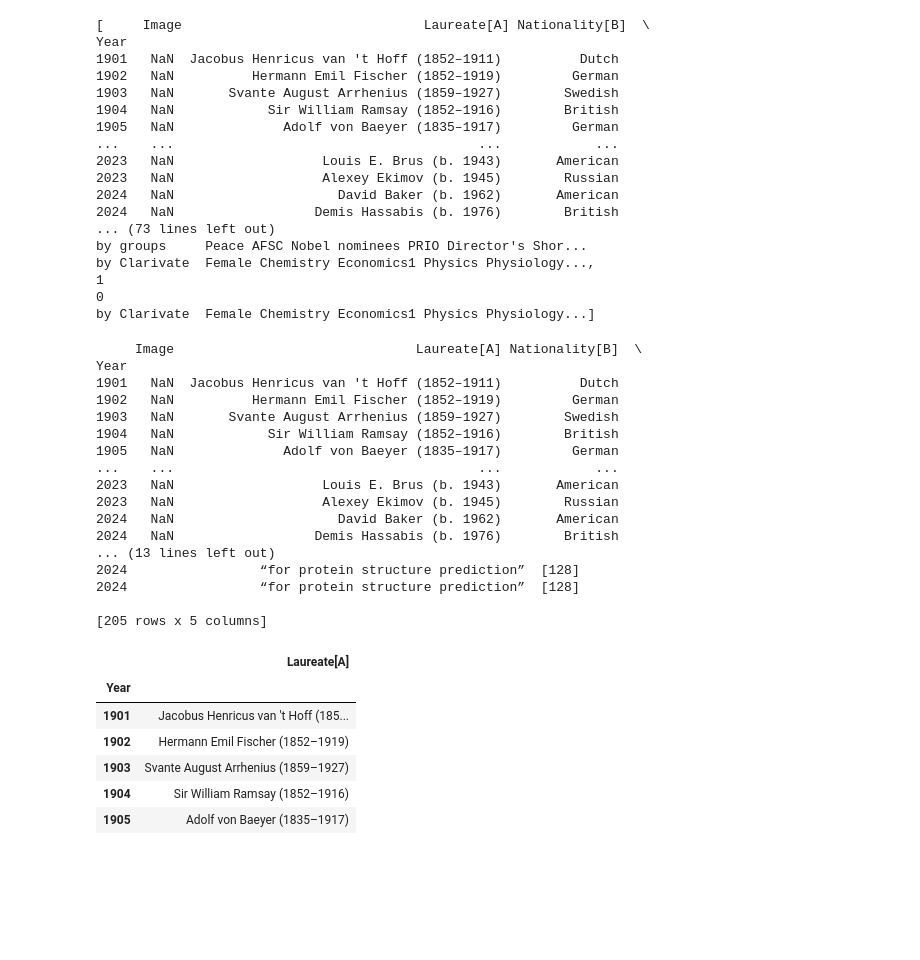
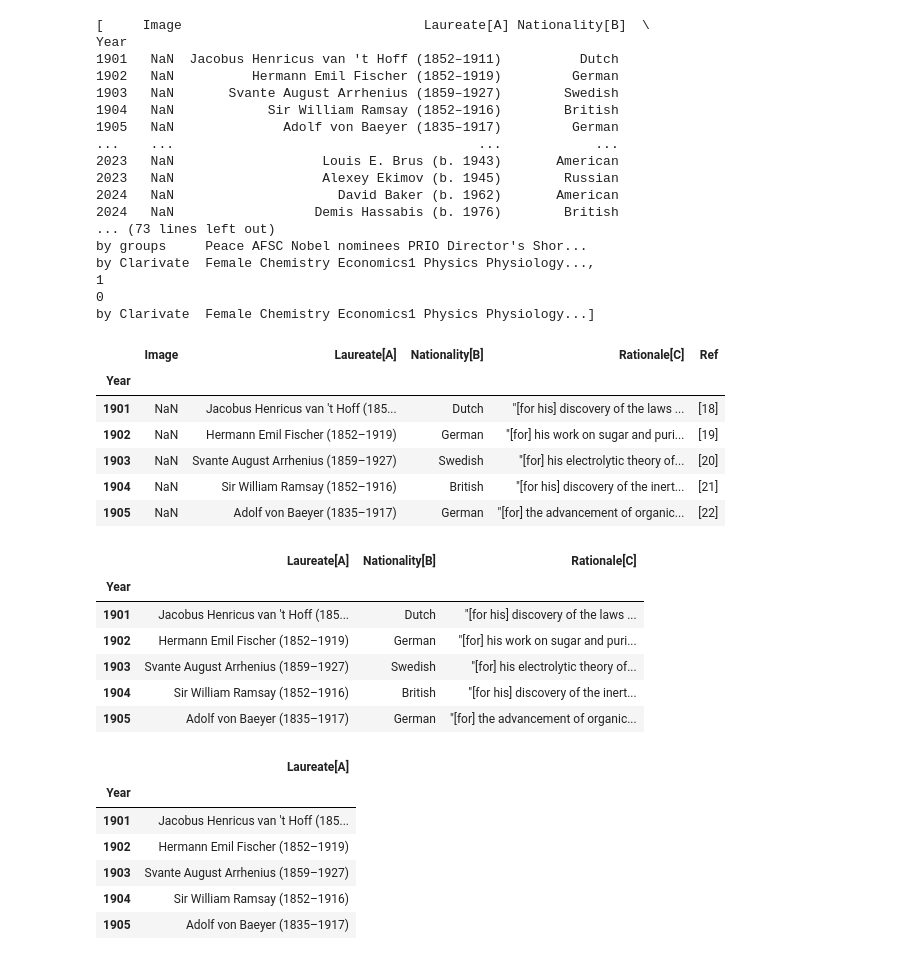
Before and after one commit to hailunj/QM2-2024, a Jupyter notebook: notebooks/W02. Pandas.ipynb, the cells around one changed output. Drawn from its saved outputs; the diff is of its cells as text; code cells hidden in the pictures; blank space fills up the shorter version.

```diff
--- a/notebooks/W02. Pandas.ipynb
+++ b/notebooks/W02. Pandas.ipynb
@@ -431,26 +430,30 @@ by groups     Peace AFSC Nobel nominees PRIO Director's Shor...
 by Clarivate  Female Chemistry Economics1 Physics Physiology...,                                                               1
 0
 by Clarivate  Female Chemistry Economics1 Physics Physiology...]
-# %%
-print(chem)
-# %% [output]
-     Image                               Laureate[A] Nationality[B]  \
-Year
-1901   NaN  Jacobus Henricus van 't Hoff (1852–1911)          Dutch
-1902   NaN          Hermann Emil Fischer (1852–1919)         German
-1903   NaN       Svante August Arrhenius (1859–1927)        Swedish
-1904   NaN            Sir William Ramsay (1852–1916)        British
-1905   NaN              Adolf von Baeyer (1835–1917)         German
-...    ...                                       ...            ...
-2023   NaN                   Louis E. Brus (b. 1943)       American
-2023   NaN                   Alexey Ekimov (b. 1945)        Russian
-2024   NaN                     David Baker (b. 1962)       American
-2024   NaN                  Demis Hassabis (b. 1976)        British
-... (13 lines left out)
-2024                 “for protein structure prediction”  [128]
-2024                 “for protein structure prediction”  [128]
-
-[205 rows x 5 columns]
+# %%
+chem = chem_tables[0]
+chem.head()
+# %% [output]
+|  | Image | Laureate[A] | Nationality[B] | Rationale[C] | Ref |
+| Year |  |  |  |  |  |
+| 1901 | NaN | Jacobus Henricus van 't Hoff (185... | Dutch | "[for his] discovery of the laws ... | [18] |
+| 1902 | NaN | Hermann Emil Fischer (1852–1919) | German | "[for] his work on sugar and puri... | [19] |
+| 1903 | NaN | Svante August Arrhenius (1859–1927) | Swedish | "[for] his electrolytic theory of... | [20] |
+| 1904 | NaN | Sir William Ramsay (1852–1916) | British | "[for his] discovery of the inert... | [21] |
+| 1905 | NaN | Adolf von Baeyer (1835–1917) | German | "[for] the advancement of organic... | [22] |
+# %%
+df = pd.DataFrame(chem)
+df = df.drop(df[df['Nationality[B]'] == 'Not awarded'].index)
+df = df.drop(['Image','Ref'], axis=1)
+df.head()
+# %% [output]
+|  | Laureate[A] | Nationality[B] | Rationale[C] |
+| Year |  |  |  |
+| 1901 | Jacobus Henricus van 't Hoff (185... | Dutch | "[for his] discovery of the laws ... |
+| 1902 | Hermann Emil Fischer (1852–1919) | German | "[for] his work on sugar and puri... |
+| 1903 | Svante August Arrhenius (1859–1927) | Swedish | "[for] his electrolytic theory of... |
+| 1904 | Sir William Ramsay (1852–1916) | British | "[for his] discovery of the inert... |
+| 1905 | Adolf von Baeyer (1835–1917) | German | "[for] the advancement of organic... |
 # %%
 chem['Laureate[A]'].head()
 # %% [output]
```
Also changed, not shown: parts of 6 cells of this notebook.
